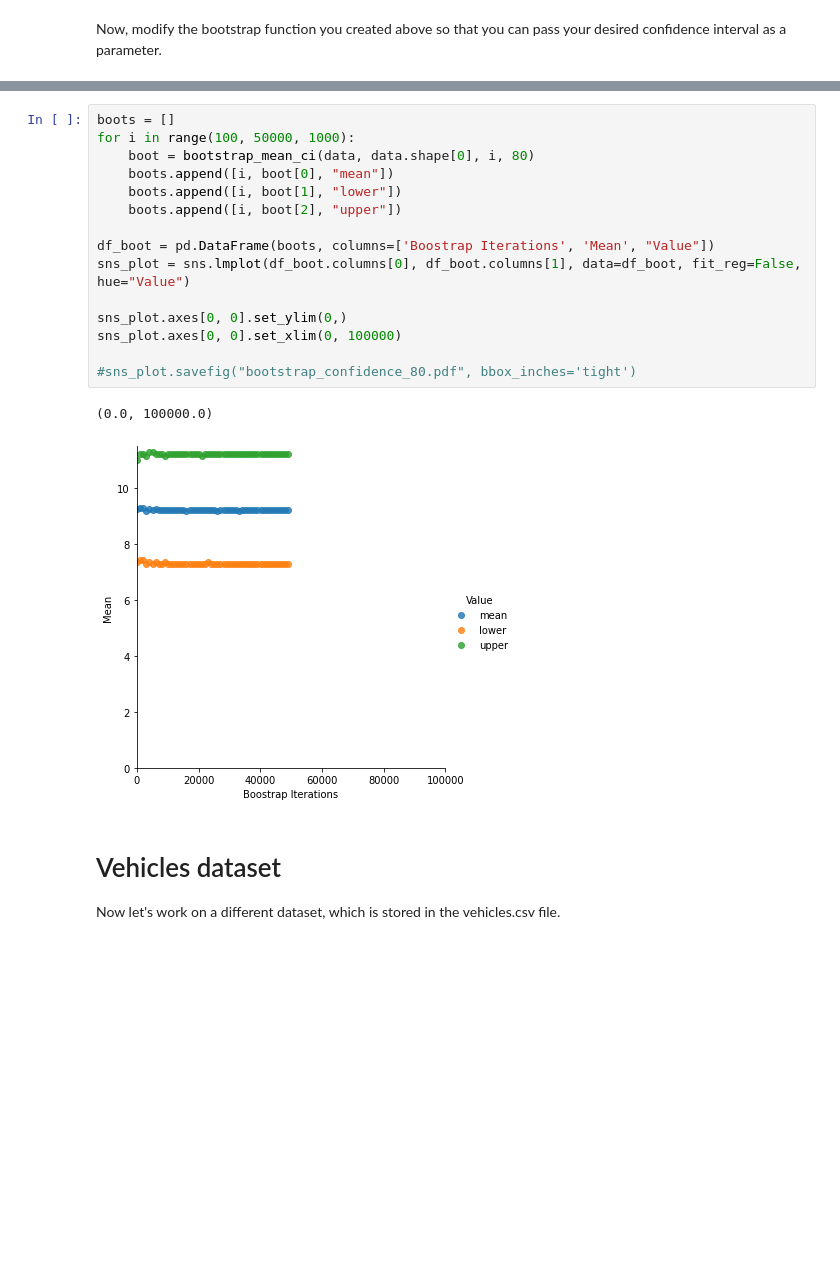
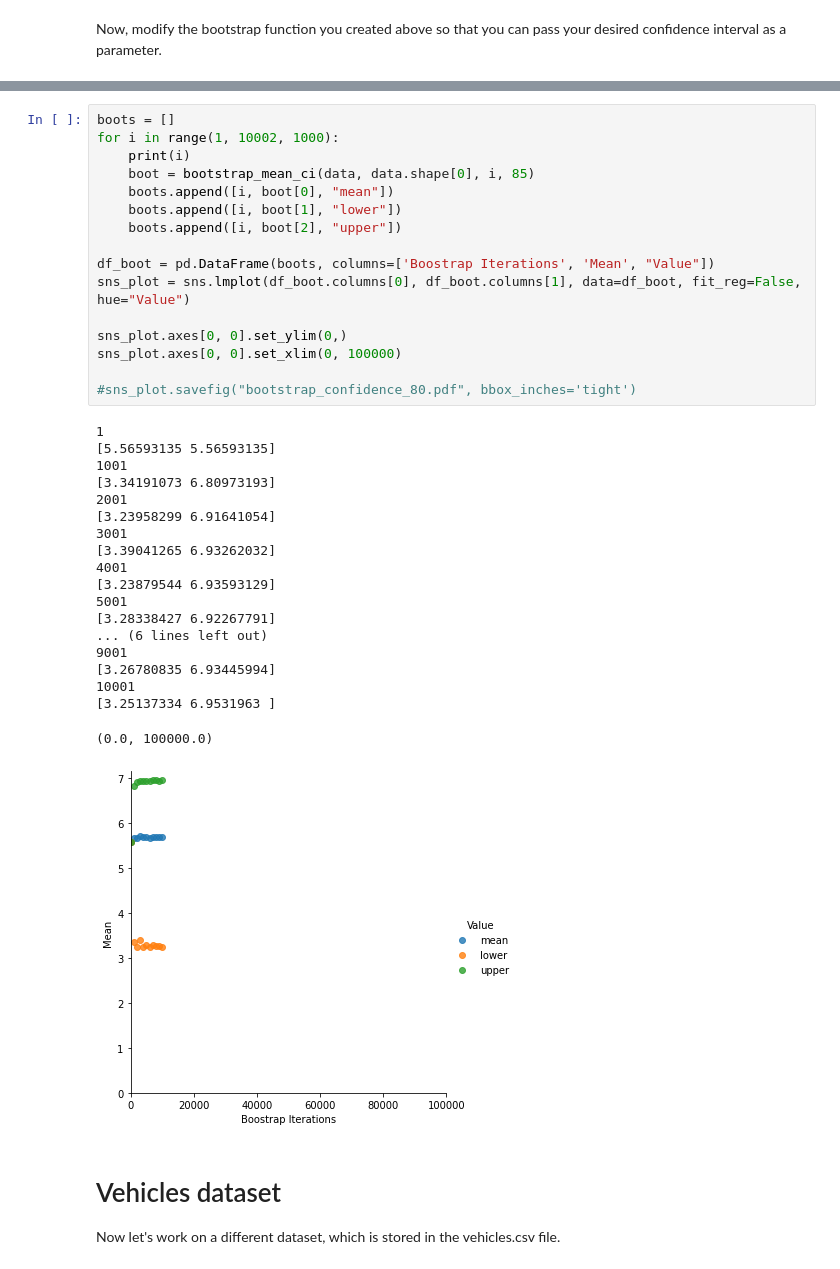
Before and after one commit to DharmikPatel916/CE888, a Jupyter notebook: Praticals/Week 2/bootstrap.ipynb, the cells around one changed output, grey strips where cells are left out. Drawn from its saved outputs; the diff is of its cells as text; blank space fills up the shorter version.

```diff
--- a/Praticals/Week 2/bootstrap.ipynb
+++ b/Praticals/Week 2/bootstrap.ipynb
@@ -63,21 +71,39 @@ def bootstrap_mean_ci(sample, sample_size, n_bootstraps, ci):
 # %%
 boots = []
-for i in range(100, 50000, 1000):
-    boot = bootstrap_mean_ci(data, data.shape[0], i, 80)
+for i in range(1, 10002, 1000):
+    print(i)
+    boot = bootstrap_mean_ci(data, data.shape[0], i, 85)
     boots.append([i, boot[0], "mean"])
     boots.append([i, boot[1], "lower"])
     boots.append([i, boot[2], "upper"])
 
 df_boot = pd.DataFrame(boots, columns=['Boostrap Iterations', 'Mean', "Value"])
 sns_plot = sns.lmplot(df_boot.columns[0], df_boot.columns[1], data=df_boot, fit_reg=False, hue="Value")
 
 sns_plot.axes[0, 0].set_ylim(0,)
 sns_plot.axes[0, 0].set_xlim(0, 100000)
 
 #sns_plot.savefig("bootstrap_confidence_80.pdf", bbox_inches='tight')
 # %% [output]
-(0.0, 100000.0)
+1
+[5.56593135 5.56593135]
+1001
+[3.34191073 6.80973193]
+2001
+[3.23958299 6.91641054]
+3001
+[3.39041265 6.93262032]
+4001
+[3.23879544 6.93593129]
+5001
+[3.28338427 6.92267791]
+... (6 lines left out)
+9001
+[3.26780835 6.93445994]
+10001
+[3.25137334 6.9531963 ]
+(0.0, 100000.0)
-[figure, old version]
+[figure, new version]
 # %% [markdown]
 # Vehicles dataset
 
```
Also changed, not shown: parts of 7 cells of this notebook.
